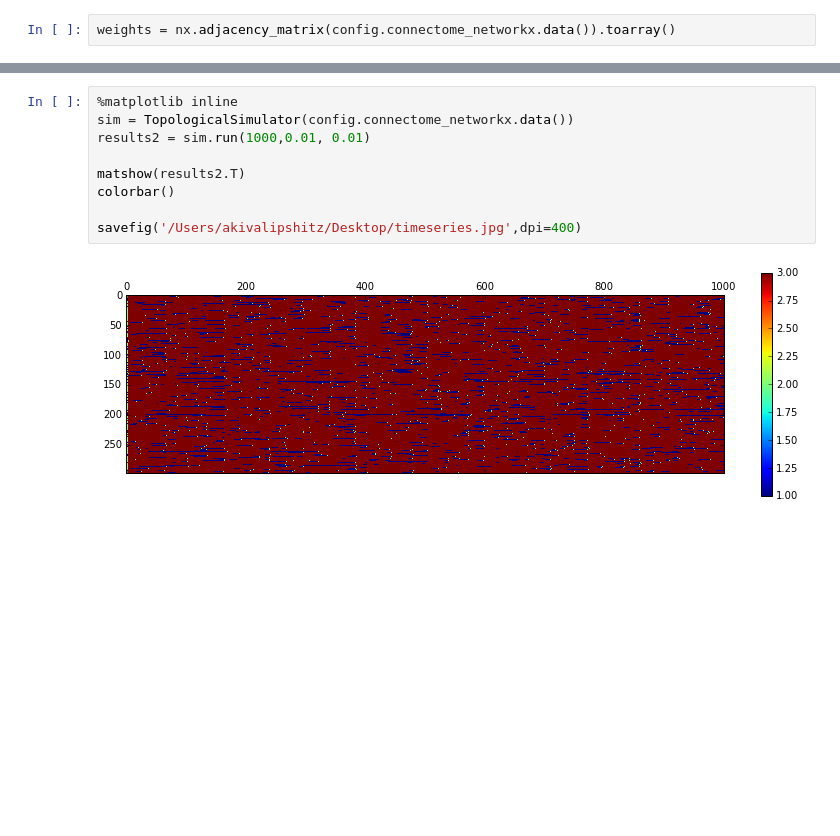
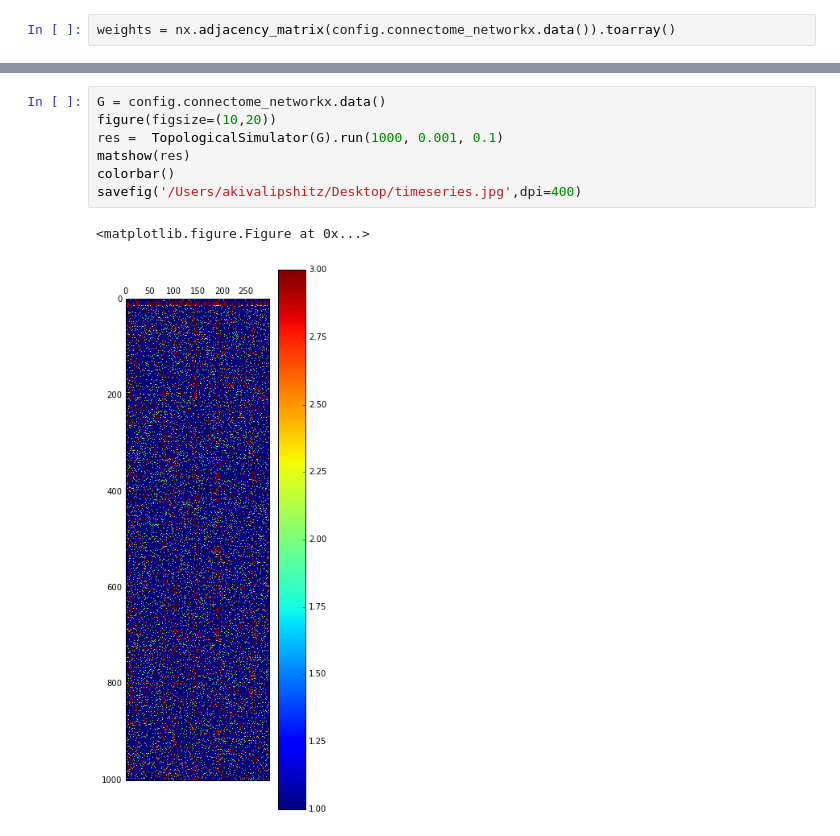
Before and after one commit to openworm/neuronal-analysis, a Jupyter notebook: laboratory/Temporal Clustering.ipynb, the cells around one changed output, grey strips where cells are left out. Saved outputs shown, nothing was run; the diff lists cells and outputs as text; blank space fills up the shorter version.

Commit message:
added other graphs to temporal analysis and some updates to the plotting

```diff
--- a/laboratory/Temporal Clustering.ipynb
+++ b/laboratory/Temporal Clustering.ipynb
@@ -198,15 +210,14 @@ class TopologicalSimulator:
         return history
 # %%
-%matplotlib inline
-sim = TopologicalSimulator(config.connectome_networkx.data())
-results2 = sim.run(1000,0.01, 0.01)
-
-matshow(results2.T)
+G = config.connectome_networkx.data()
+figure(figsize=(10,20))
+res =  TopologicalSimulator(G).run(1000, 0.001, 0.1)
+matshow(res)
 colorbar()
-
 savefig('/Users/akivalipshitz/Desktop/timeseries.jpg',dpi=400)
 # %% [output]
+<matplotlib.figure.Figure at 0x...>
-[figure, old version]
+[figure, new version]
 # %%
 %matplotlib inline
 # f,ax = subplots(5,1, figsize=(10*3, 20*5))
```
Also changed, not shown: parts of 9 cells of this notebook, 1 other file.
